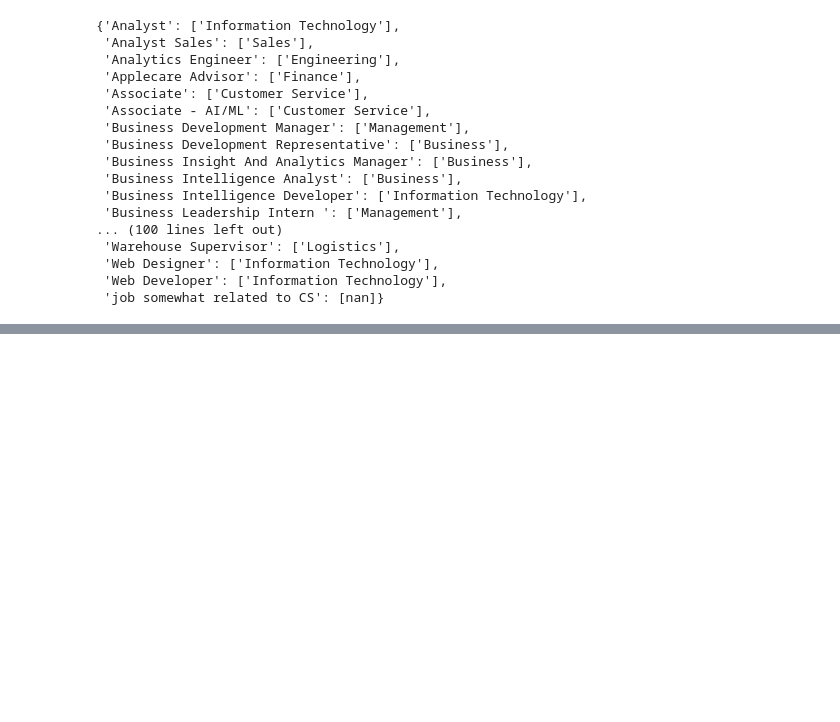
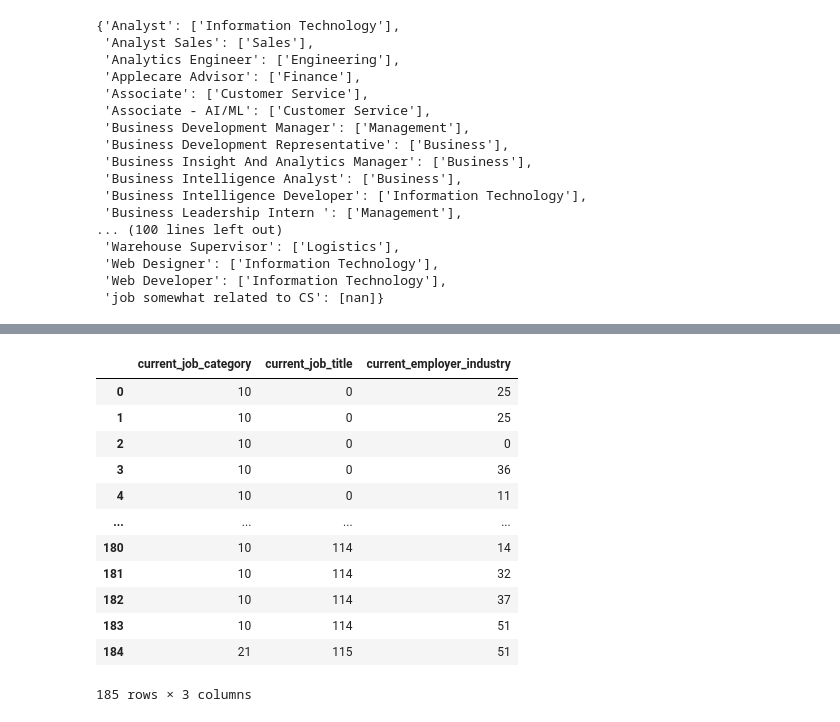
Before and after one commit to srenikuntla1/Job-Trend-Analysis-Final-Project, a Jupyter notebook: Final_Project.ipynb, the cells around one changed output, grey strips where cells are left out. Drawn from its saved outputs; the diff is of its cells as text; code cells hidden in the pictures; blank space fills up the shorter version.

```diff
--- a/Final_Project.ipynb
+++ b/Final_Project.ipynb
@@ -191,0 +226,36 @@ title_category
+# %%
+# create a machine learning model to predict how many student in the future will do information technology related jobs
+# import the necessary packages
+
+from sklearn import preprocessing
+from sklearn import tree
+from sklearn.model_selection import train_test_split
+from sklearn.metrics import accuracy_score
+from sklearn.metrics import confusion_matrix
+from sklearn.metrics import classification_report
+
+# create a label encoder object
+le = preprocessing.LabelEncoder()
+
+# convert the categorical columns into numeric
+df['current_job_category'] = le.fit_transform(df['current_job_category'])
+df['current_job_title'] = le.fit_transform(df['current_job_title'])
+df['current_employer_industry'] = le.fit_transform(df['current_employer_industry'])
+
+# create a dataframe with only the columns that are required for the machine learning model
+df1 = df[['current_job_category', 'current_job_title', 'current_employer_industry']]
+df1
+# %% [output]
+|  | current_job_category | current_job_title | current_employer_industry |
+| 0 | 10 | 0 | 25 |
+| 1 | 10 | 0 | 25 |
+| 2 | 10 | 0 | 0 |
+| 3 | 10 | 0 | 36 |
+| 4 | 10 | 0 | 11 |
+| ... | ... | ... | ... |
+| 180 | 10 | 114 | 14 |
+| 181 | 10 | 114 | 32 |
+| 182 | 10 | 114 | 37 |
+| 183 | 10 | 114 | 51 |
+| 184 | 21 | 115 | 51 |
+185 rows × 3 columns
```
Also changed, not shown: parts of 6 cells of this notebook.
